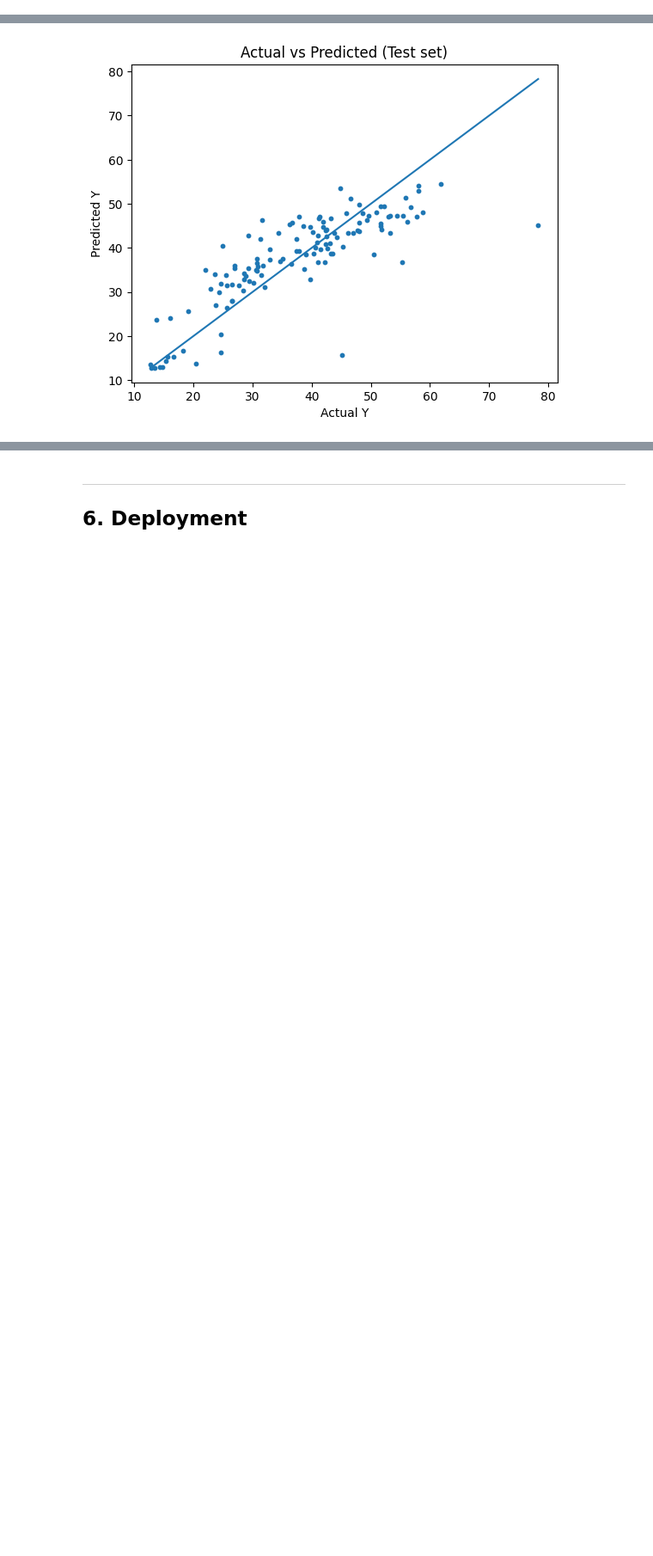
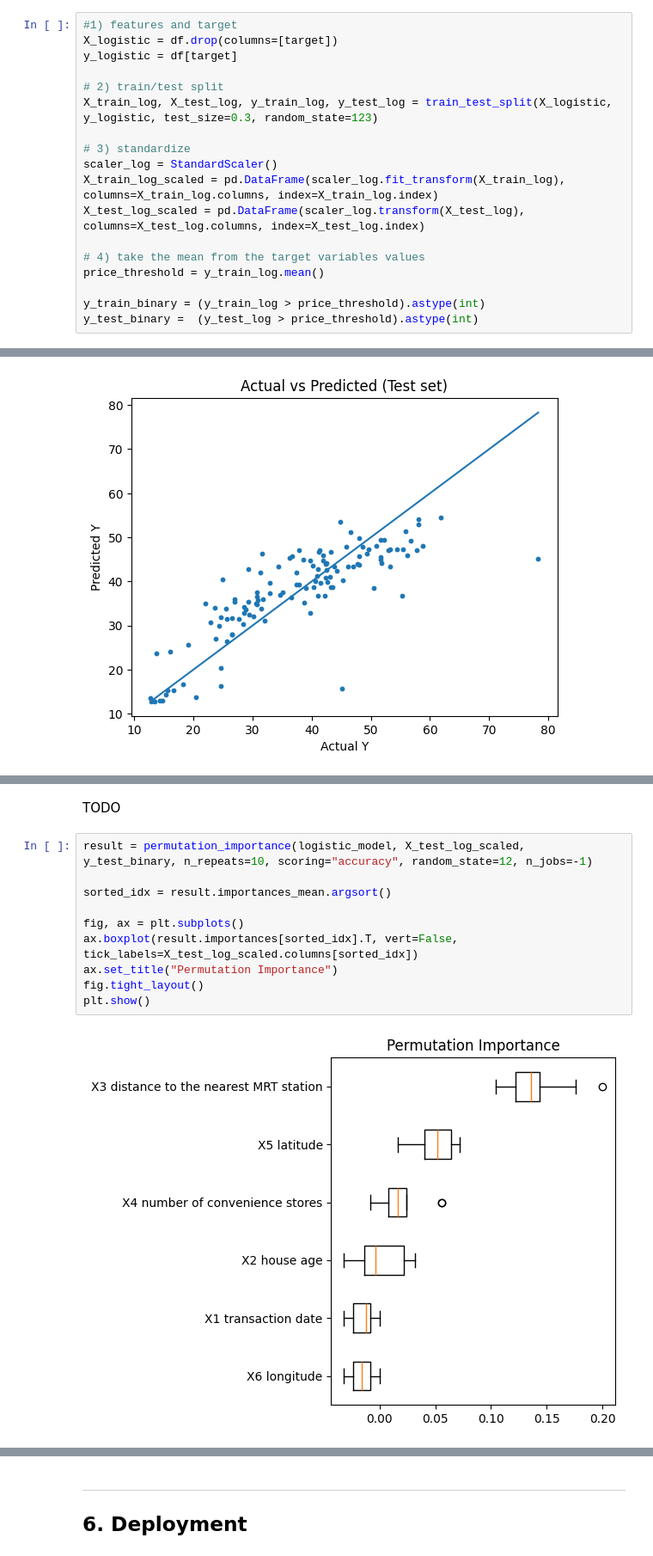
Before and after one commit to TonyKarlin/Data_Handling_and_ML_Group_Assignments, a Jupyter notebook: Linear and Logistic regression/04-linear-&-logistic-regression.ipynb, the cells around one changed output, grey strips where cells are left out. Shown at 86% size. Saved outputs shown, nothing was run; the diff lists cells and outputs as text; blank space fills up the shorter version.

```diff
--- a/Linear and Logistic regression/04-linear-&-logistic-regression.ipynb
+++ b/Linear and Logistic regression/04-linear-&-logistic-regression.ipynb
@@ -122,3 +128,21 @@ X_test_scaled = pd.DataFrame(scaler.transform(X_test), columns=X_test.columns, i
+# %%
+#1) features and target
+X_logistic = df.drop(columns=[target])
+y_logistic = df[target]
+
+# 2) train/test split
+X_train_log, X_test_log, y_train_log, y_test_log = train_test_split(X_logistic, y_logistic, test_size=0.3, random_state=123)
+
+# 3) standardize
+scaler_log = StandardScaler()
+X_train_log_scaled = pd.DataFrame(scaler_log.fit_transform(X_train_log), columns=X_train_log.columns, index=X_train_log.index)
+X_test_log_scaled = pd.DataFrame(scaler_log.transform(X_test_log), columns=X_test_log.columns, index=X_test_log.index)
+
+# 4) take the mean from the target variables values
+price_threshold = y_train_log.mean()
+
+y_train_binary = (y_train_log > price_threshold).astype(int)
+y_test_binary =  (y_test_log > price_threshold).astype(int)
 # %% [markdown]
 ___
 ## 4.1 Modeling (Linear Regression)
@@ -176,3 +238,17 @@ What we learned is that the model is not perfect, but it is good. We can see a f
+# %% [markdown]
+TODO
+# %%
+result = permutation_importance(logistic_model, X_test_log_scaled, y_test_binary, n_repeats=10, scoring="accuracy", random_state=12, n_jobs=-1)
+
+sorted_idx = result.importances_mean.argsort()
+
+fig, ax = plt.subplots()
+ax.boxplot(result.importances[sorted_idx].T, vert=False, tick_labels=X_test_log_scaled.columns[sorted_idx])
+ax.set_title("Permutation Importance")
+fig.tight_layout()
+plt.show()
+# %% [output]
+[figure, added]
 # %% [markdown]
 ### Importance (influence) of variables
 Because the linear regression was trained on **standardized features**, the coefficient magnitudes are directly comparable across variables.
```
Also changed, not shown: parts of 16 cells of this notebook.
